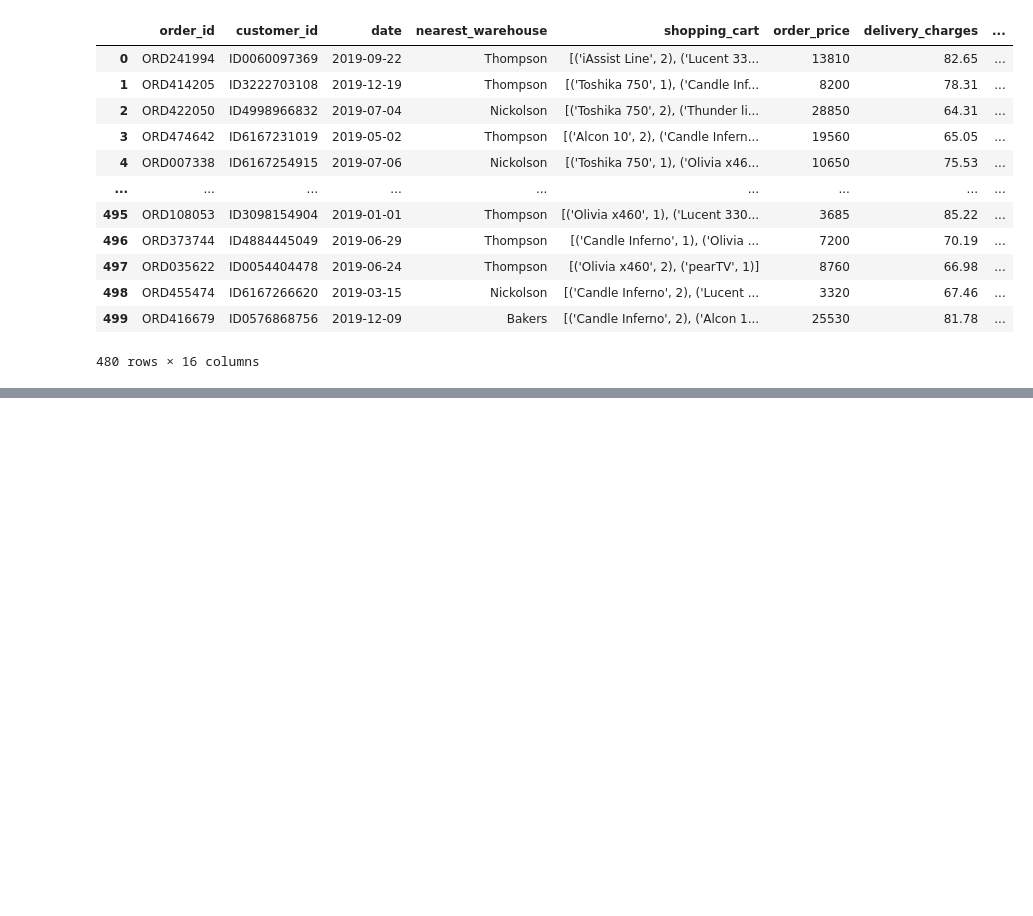
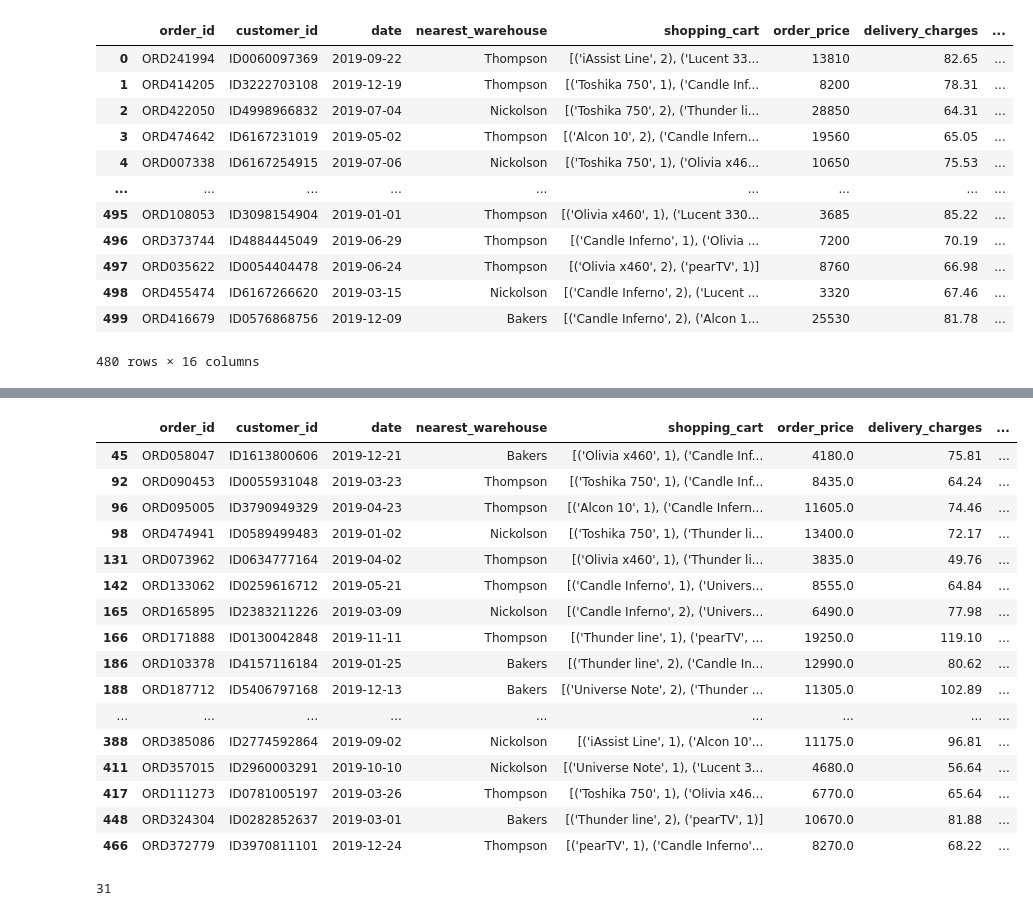
Before and after one commit to DanielTranDS/TransactionalRetailData-Wrangling-EDA, a Jupyter notebook: TransactionalRetail_Codes.ipynb, the cells around one changed output, grey strips where cells are left out. Saved outputs shown, nothing was run; the diff lists cells and outputs as text; code cells hidden in the pictures; blank space fills up the shorter version.

```diff
--- a/TransactionalRetail_Codes.ipynb
+++ b/TransactionalRetail_Codes.ipynb
@@ -1251,0 +1614,4 @@ outlier_data_cleansed
+# %%
+#Then replace these imputed delivery_charges values in the original missing_data
+missing_data.loc[list(missing_delivery_charges.index),'delivery_charges']=missing_delivery_charges["delivery_charges"].values
+missing_data["delivery_charges"].isnull().sum()  #No more missing values in delivery_charges
@@ -1251,0 +1632,3 @@ outlier_data_cleansed
+# %%
+only_warehouse_missing=missing_data[(missing_data["nearest_warehouse"].isnull()==True)&
+                                    (missing_data["distance_to_nearest_warehouse"].isnull()==False)]
@@ -1251,0 +1637,10 @@ outlier_data_cleansed
+# %%
+#Impute missing values in nearest_warehouse for rows that only contain missing values in nearest_warehouse and not distance_to_nearest_warehouse
+index_list=list(only_warehouse_missing.index)
+for i in index_list:
+    if (warehouse_dist("Nickolson",only_warehouse_missing[only_warehouse_missing.index==i]["customer_long"],only_warehouse_missing[only_warehouse_missing.index==i]["customer_lat"])==only_warehouse_missing[only_warehouse_missing.index==i]["distance_to_nearest_warehouse"]).bool()==True:
+        only_warehouse_missing.loc[only_warehouse_missing.index==i,"nearest_warehouse"]="Nickolson"
+    elif (warehouse_dist("Thompson",only_warehouse_missing[only_warehouse_missing.index==i]["customer_long"],only_warehouse_missing[only_warehouse_missing.index==i]["customer_lat"])==only_warehouse_missing[only_warehouse_missing.index==i]["distance_to_nearest_warehouse"]).bool()==True:
+        only_warehouse_missing.loc[only_warehouse_missing.index==i,"nearest_warehouse"]="Thompson"
+    elif (warehouse_dist("Bakers",only_warehouse_missing[only_warehouse_missing.index==i]["customer_long"],only_warehouse_missing[only_warehouse_missing.index==i]["customer_lat"])==only_warehouse_missing[only_warehouse_missing.index==i]["distance_to_nearest_warehouse"]).bool()==True:
+        only_warehouse_missing.loc[only_warehouse_missing.index==i,"nearest_warehouse"]="Bakers"
@@ -1251,0 +1665,20 @@ outlier_data_cleansed
+# %%
+only_warehouse_missing  #No more missing values in nearest_warehouse
+# %% [output]
+|  | order_id | customer_id | date | nearest_warehouse | shopping_cart | order_price | delivery_charges | ... |
+| 45 | ORD058047 | ID1613800606 | 2019-12-21 | Bakers | [('Olivia x460', 1), ('Candle Inf... | 4180.0 | 75.81 | ... |
+| 92 | ORD090453 | ID0055931048 | 2019-03-23 | Thompson | [('Toshika 750', 1), ('Candle Inf... | 8435.0 | 64.24 | ... |
+| 96 | ORD095005 | ID3790949329 | 2019-04-23 | Thompson | [('Alcon 10', 1), ('Candle Infern... | 11605.0 | 74.46 | ... |
+| 98 | ORD474941 | ID0589499483 | 2019-01-02 | Nickolson | [('Toshika 750', 1), ('Thunder li... | 13400.0 | 72.17 | ... |
+| 131 | ORD073962 | ID0634777164 | 2019-04-02 | Thompson | [('Olivia x460', 1), ('Thunder li... | 3835.0 | 49.76 | ... |
+| 142 | ORD133062 | ID0259616712 | 2019-05-21 | Thompson | [('Candle Inferno', 1), ('Univers... | 8555.0 | 64.84 | ... |
+| 165 | ORD165895 | ID2383211226 | 2019-03-09 | Nickolson | [('Candle Inferno', 2), ('Univers... | 6490.0 | 77.98 | ... |
+| 166 | ORD171888 | ID0130042848 | 2019-11-11 | Thompson | [('Thunder line', 1), ('pearTV', ... | 19250.0 | 119.10 | ... |
+| 186 | ORD103378 | ID4157116184 | 2019-01-25 | Bakers | [('Thunder line', 2), ('Candle In... | 12990.0 | 80.62 | ... |
+| 188 | ORD187712 | ID5406797168 | 2019-12-13 | Bakers | [('Universe Note', 2), ('Thunder ... | 11305.0 | 102.89 | ... |
+| ... | ... | ... | ... | ... | ... | ... | ... | ... |
+| 388 | ORD385086 | ID2774592864 | 2019-09-02 | Nickolson | [('iAssist Line', 1), ('Alcon 10'... | 11175.0 | 96.81 | ... |
+| 411 | ORD357015 | ID2960003291 | 2019-10-10 | Nickolson | [('Universe Note', 1), ('Lucent 3... | 4680.0 | 56.64 | ... |
+| 417 | ORD111273 | ID0781005197 | 2019-03-26 | Thompson | [('Toshika 750', 1), ('Olivia x46... | 6770.0 | 65.64 | ... |
+| 448 | ORD324304 | ID0282852637 | 2019-03-01 | Bakers | [('Thunder line', 2), ('pearTV', 1)] | 10670.0 | 81.88 | ... |
+| 466 | ORD372779 | ID3970811101 | 2019-12-24 | Thompson | [('pearTV', 1), ('Candle Inferno'... | 8270.0 | 68.22 | ... |
@@ -1251,0 +1689,5 @@ outlier_data_cleansed
+# %%
+missing_data["nearest_warehouse"].isnull().sum()
+#Now we are left with 31 rows that have missing values in both nearest_warehouse and distance_to_nearest_warehouse
+# %% [output]
+31
```
Also changed, not shown: parts of 63 cells of this notebook.
